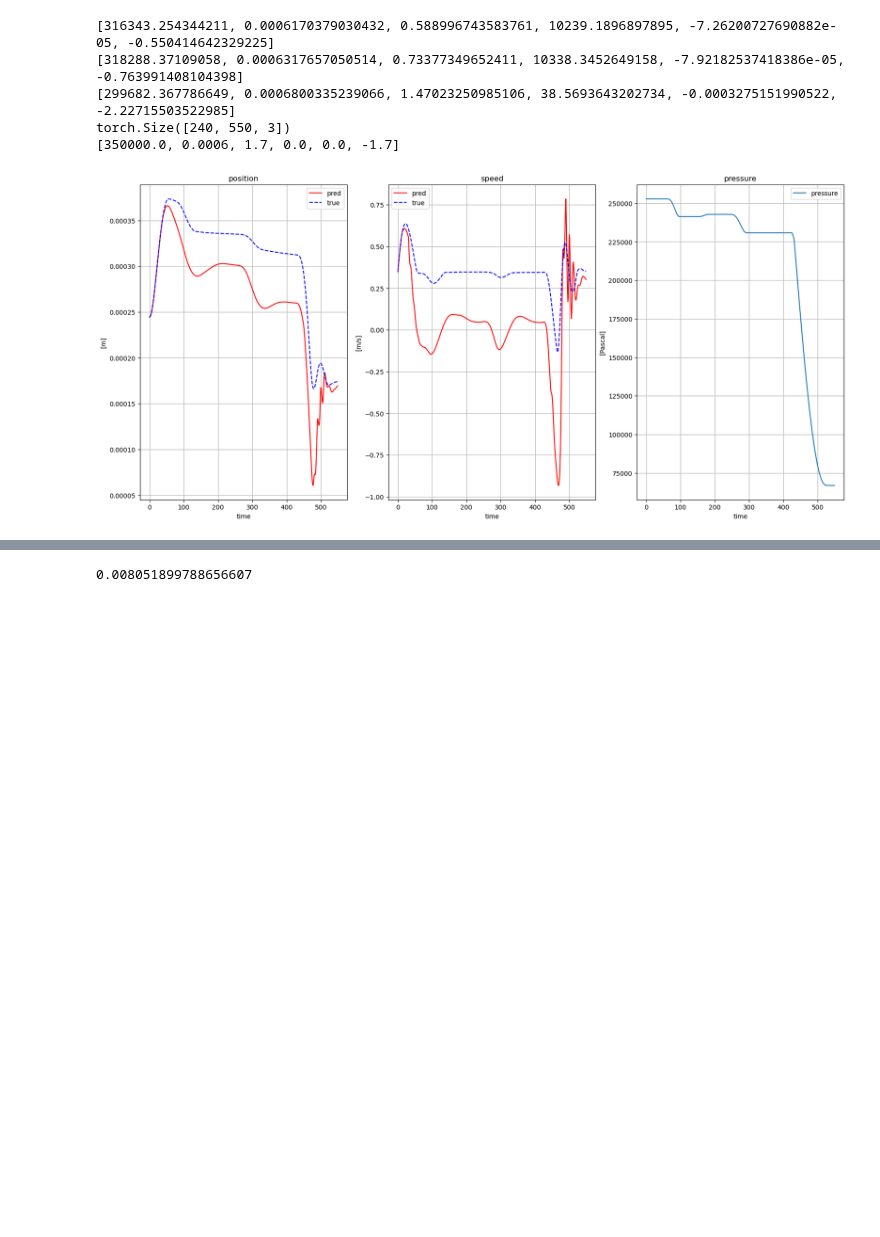
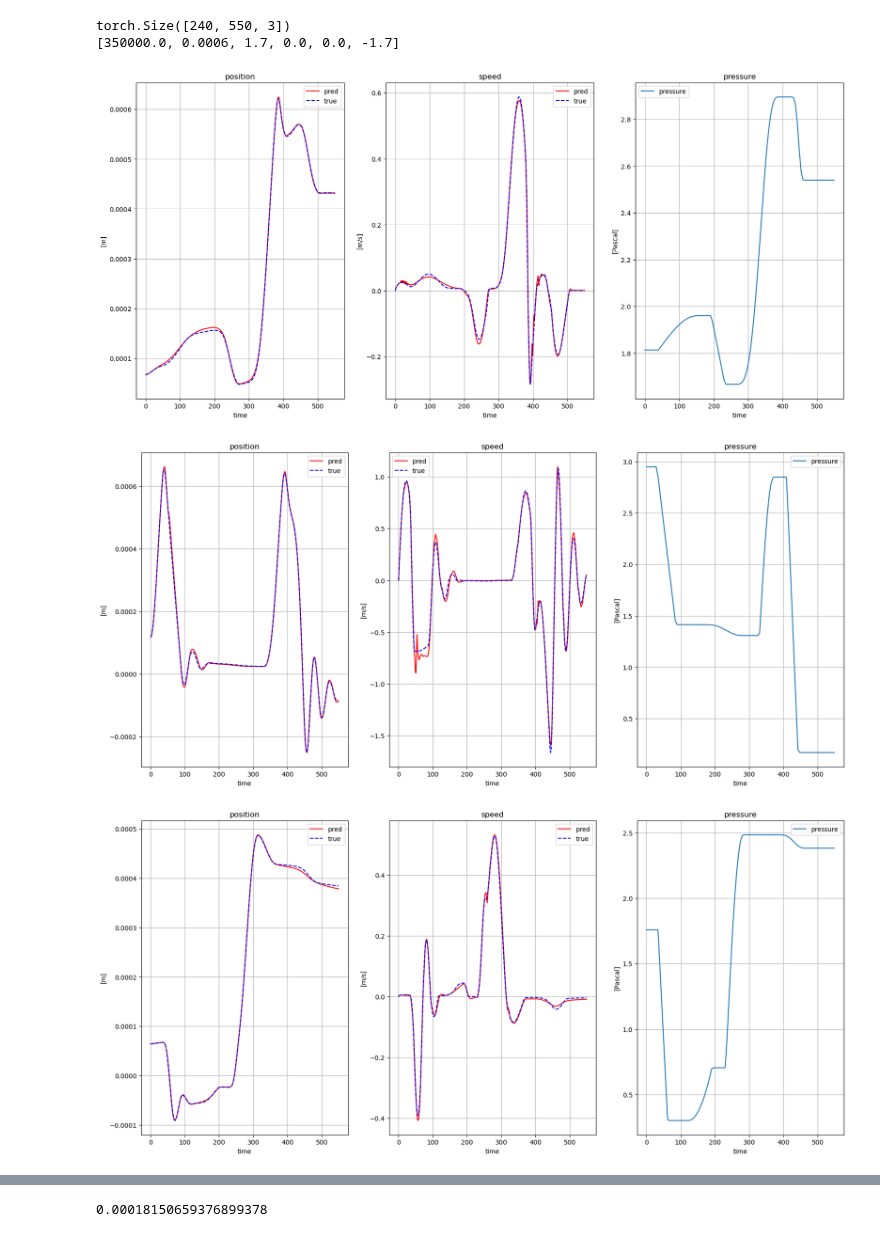
Before and after one commit to Gandalf3141/ventil_lstm, a Jupyter notebook: internal testing _OR_LSTM.ipynb, the cells around one changed output, grey strips where cells are left out. Saved outputs shown, nothing was run; the diff lists cells and outputs as text; code cells hidden in the pictures; blank space fills up the shorter version.

```diff
--- a/internal testing _OR_LSTM.ipynb
+++ b/internal testing _OR_LSTM.ipynb
@@ -293,25 +293,25 @@ print(f"TRAINING FINISHED: Average error over full trajectories: testing data :
 #torch.save(model.state_dict(), path)
 
 # Load the model and test it on the test data
-path = "Ventil_trained_NNs\OR_lstm_decent16_8_3.pth"
+path = "Ventil_trained_NNs\OR_lstm_1.pth"
 
 
-params =                 {
+params =                      {
                            "experiment_number" : 2,
                            "window_size" : 16,
                            "h_size" : 8,
                            "l_num" : 3,
-                           "epochs" : 4000,
+                           "epochs" : 3000,
                            "learning_rate" : 0.0008,
                            "part_of_data" : 0,
-                           "weight_decay" : 1e-5,
+                           "weight_decay" : 0,
                            "percentage_of_data" : 0.8,
                            "future_decay"  : 0.5,
                            "batch_size" : 20,
                            "future" : 10,
                            "cut_off_timesteps" : 0,
                            "drop_half_timesteps": True
-                        }
+                           }
 
 
 input_data, PSW_max = get_data(path = "save_data_test4.csv",
@@ -342,35 +342,34 @@ input_data3, PSW_max = get_data(path = "Testruns_from_trajectory_generator_200.c
                         num_inits=params["part_of_data"])
 
 input_data = torch.cat((input_data, input_data2, input_data3))
 
 #input_data = torch.cat((input_data, input_data2, input_data3))
 
 #np.random.seed(1234)
 
 num_of_inits_train = int(len(input_data)*params["percentage_of_data"])
 train_inits = np.random.choice(np.arange(len(input_data)),num_of_inits_train,replace=False)
 test_inits = np.array([x for x in range(len(input_data)) if x not in train_inits])
 test_data = input_data[test_inits,:,:]
 # Initialize the LSTM model
 
 model = LSTMmodel(input_size=3, hidden_size=params["h_size"], out_size=2, layers=params["l_num"], window_size=params["window_size"], stepsize=1, rungekutta=False)
 
 model.load_state_dict(torch.load(path, map_location=torch.device(device)))
 
 train_data = input_data[train_inits,:,:]
 # %matplotlib qt
 # %matplotlib inline #
 print(test_data.size())
 print(PSW_max)
-test_loss, test_loss_deriv, total_loss = test(test_data, model, model_type = "or_lstm", window_size=params["window_size"], display_plots=True, num_of_inits = 1, set_rand_seed=False, physics_rescaling = PSW_max)
+test_loss, test_loss_deriv, total_loss = test(test_data[-5:], model, model_type = "or_lstm", window_size=params["window_size"], display_plots=True, num_of_inits = 10, set_rand_seed=False, physics_rescaling = PSW_max)
 #test_loss, test_loss_deriv, total_loss = test(train_data, model, steps=input_data.size(dim=1), ws=params["window_size"], plot_opt=True , n = 1,  test_inits=len(test_data), rand=False, PSW_max=0)
 print(total_loss)
 
 #[350000.0, 0.0006, 1.7, 0.0, 0.0, -1.7]
 # %% [output]
-[316343.254344211, 0.0006170379030432, 0.588996743583761, 10239.1896897895, -7.26200727690882e-05, -0.550414642329225]
-[318288.37109058, 0.0006317657050514, 0.73377349652411, 10338.3452649158, -7.92182537418386e-05, -0.763991408104398]
-[299682.367786649, 0.0006800335239066, 1.47023250985106, 38.5693643202734, -0.0003275151990522, -2.22715503522985]
 torch.Size([240, 550, 3])
 [350000.0, 0.0006, 1.7, 0.0, 0.0, -1.7]
-[figure, old version]
+[figure, new version]
+[figure, added]
+[figure, added]
@@ -377,4 +378,4 @@ torch.Size([240, 550, 3])
-0.008051899788656607
+0.00018150659376899378
 # %%
     # def forward(self, one_full_traj):
 
```
Also changed, not shown: parts of 2 cells of this notebook, 4 other files.
